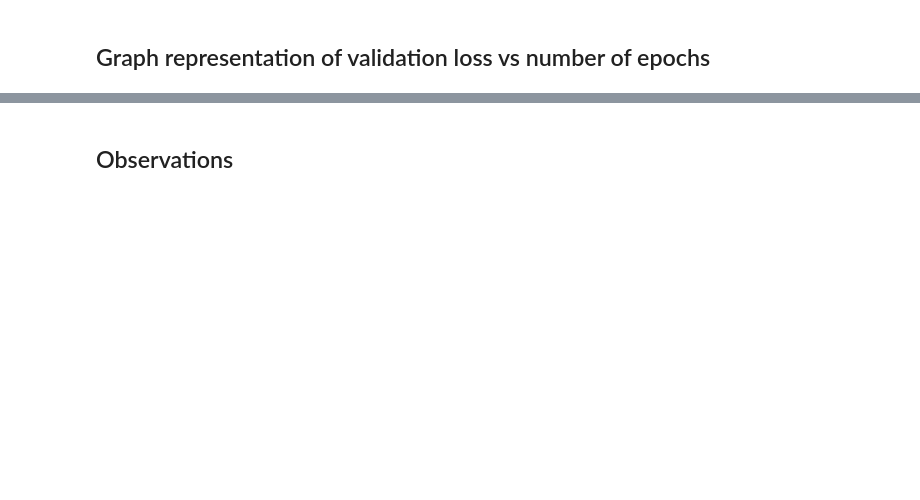
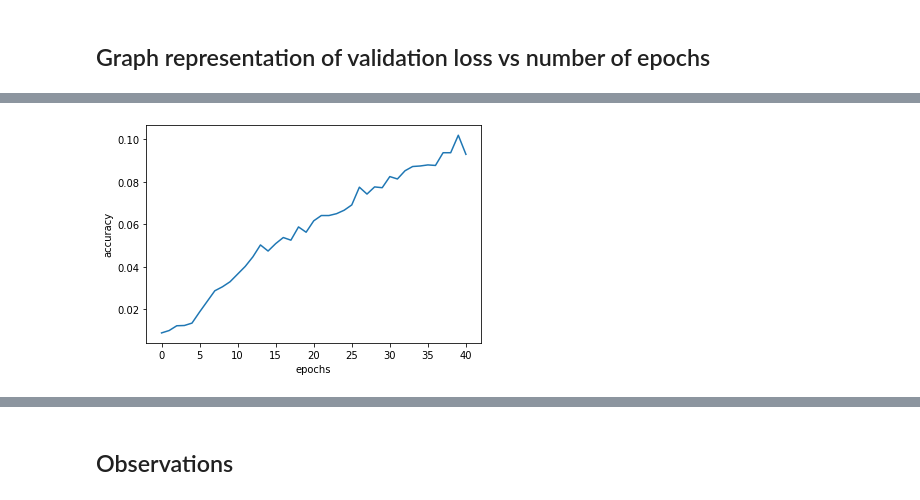
Before and after one commit to mic9410/dog-breeds-classification, a Jupyter notebook: Projekt końcowy.ipynb, the cells around one changed output, grey strips where cells are left out. Cells and saved outputs as stored; diff of their text form; code cells hidden in the pictures; blank space fills up the shorter version.

```diff
--- a/Projekt końcowy.ipynb
+++ b/Projekt końcowy.ipynb
@@ -205,8 +209,8 @@ early_stopping_monitor=EarlyStopping(patience=6)
 # %%
 hist=clf.fit_generator(
         training_set,
-        steps_per_epoch=200,
-        epochs=3,
+        steps_per_epoch=400,
+        epochs=50,
         validation_data=test_set,
-        validation_steps=222,
+        validation_steps=2222,
         callbacks=[early_stopping_monitor])
@@ -248,6 +324,8 @@ plt.show()
 # %%
-plt.plot(hist.history['binary_accuracy'])
+plt.plot(hist.history['accuracy'])
 plt.xlabel('epochs')
 plt.ylabel('accuracy')
 plt.show()
+# %% [output]
+[figure, added]
 # %%
```
Also changed, not shown: parts of 14 cells of this notebook.
